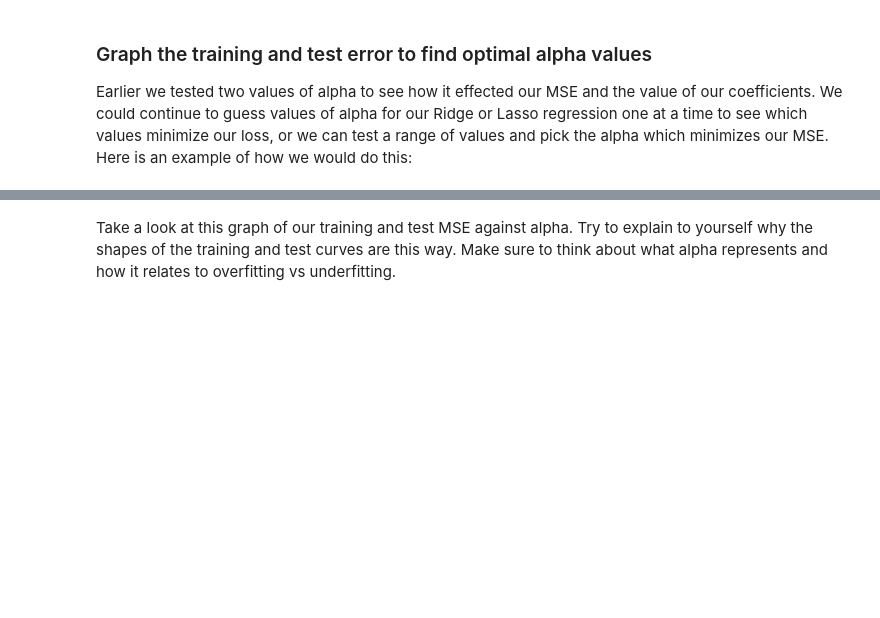
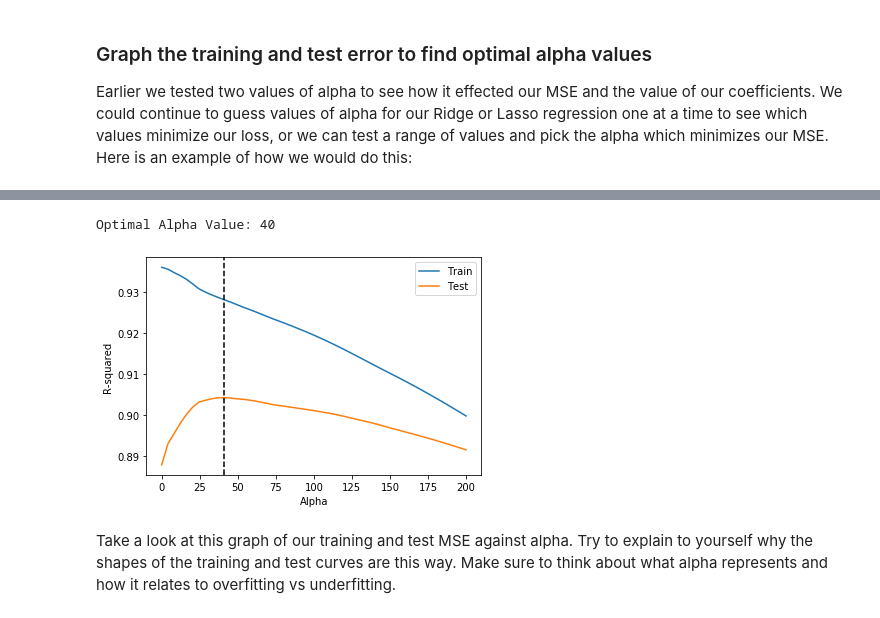
Before and after one commit to poariston/dsc-ridge-and-lasso-regression-lab-online-ds-pt-120919, a Jupyter notebook: index.ipynb, the cells around one changed output, grey strips where cells are left out. Drawn from its saved outputs; the diff is of its cells as text; code cells hidden in the pictures; blank space fills up the shorter version.

```diff
--- a/index.ipynb
+++ b/index.ipynb
@@ -545,7 +572,9 @@ Earlier we tested two values of alpha to see how it effected our MSE and the val
 X_train_all, X_test_all, y_train, y_test = preprocess(X, y)
 
 train_mse = []
+train_r2 = []
 test_mse = []
+test_r2 = []
 alphas = []
 
 for alpha in np.linspace(0, 200, num=50):
@@ -554,9 +583,11 @@ for alpha in np.linspace(0, 200, num=50):
 
     train_preds = lasso.predict(X_train_all)
     train_mse.append(mean_squared_error(y_train, train_preds))
+    train_r2.append(r2_score(y_train, train_preds))
 
     test_preds = lasso.predict(X_test_all)
     test_mse.append(mean_squared_error(y_test, test_preds))
+    test_r2.append(r2_score(y_test, test_preds))
 
     alphas.append(alpha)
 # %%
@@ -580,3 +614,24 @@ print(f'Optimal Alpha Value: {int(optimal_alpha)}')
+# %%
+import matplotlib.pyplot as plt
+%matplotlib inline
+
+fig, ax = plt.subplots()
+ax.plot(alphas, train_r2, label='Train')
+ax.plot(alphas, test_r2, label='Test')
+ax.set_xlabel('Alpha')
+ax.set_ylabel('R-squared')
+
+# np.argmin() returns the index of the minimum value in a list
+optimal_alpha = alphas[np.argmax(test_r2)]
+
+# Add a vertical line where the test MSE is minimized
+ax.axvline(optimal_alpha, color='black', linestyle='--')
+ax.legend();
+
+print(f'Optimal Alpha Value: {int(optimal_alpha)}')
+# %% [output]
+Optimal Alpha Value: 40
+[figure, added]
 # %% [markdown]
 Take a look at this graph of our training and test MSE against alpha. Try to explain to yourself why the shapes of the training and test curves are this way. Make sure to think about what alpha represents and how it relates to overfitting vs underfitting.
 # %% [markdown]
```
Also changed, not shown: parts of 3 cells of this notebook.
